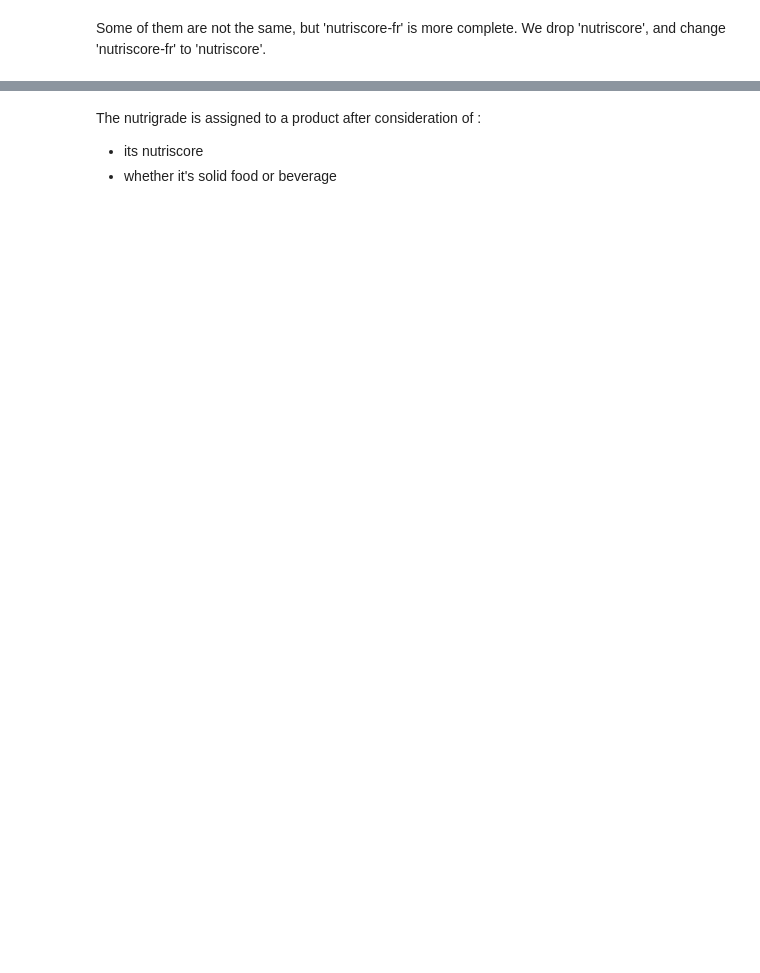
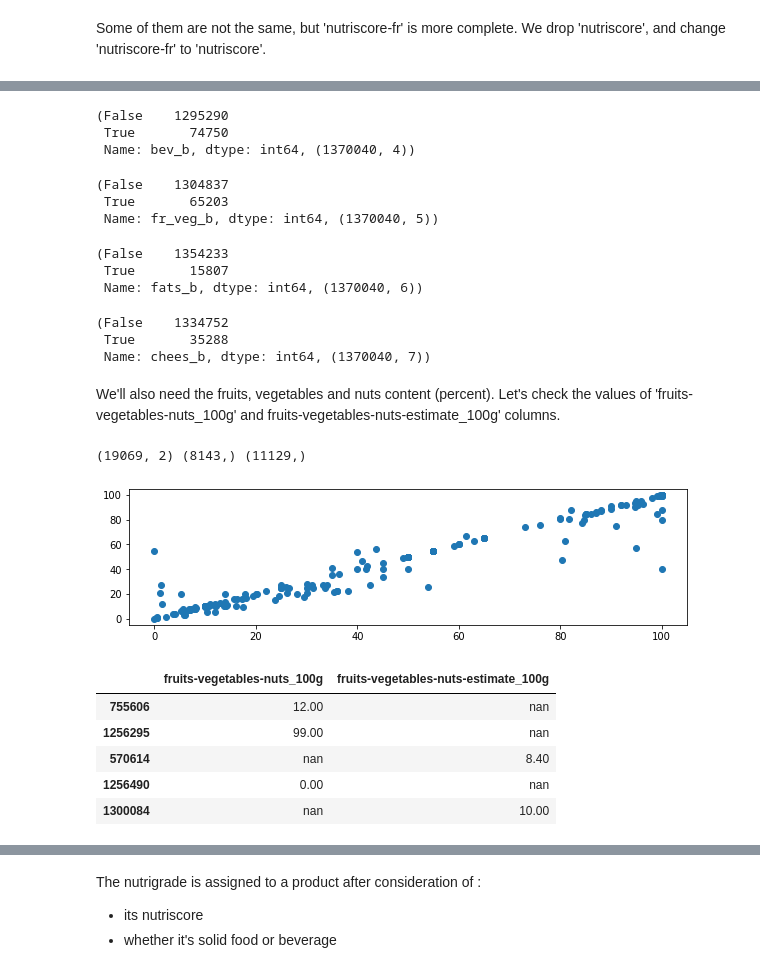
Before and after one commit to SmellyArmure/OC_DS_Project3, a Jupyter notebook: NOTEBOOKS/P3_Cleaning.ipynb, the cells around one changed output, grey strips where cells are left out. Cells and saved outputs as stored; diff of their text form; code cells hidden in the pictures; blank space fills up the shorter version.

```diff
--- a/NOTEBOOKS/P3_Cleaning.ipynb
+++ b/NOTEBOOKS/P3_Cleaning.ipynb
@@ -1365,0 +1406,7 @@ speak('energy columns cleaned')
+# %%
+cat_cols = ['main_category_en', 'main_category', 'categories_en',
+       'categories', 'pnns_gp_2', 'pnns_gp_1', 'labels_en']
+# %%
+# Printing number of unique values of category columns
+for cat in cat_cols:
+    print(cat+' ('+str(df[cat].nunique())+') ')
@@ -1365,0 +1430,8 @@ speak('energy columns cleaned')
+# %%
+# Changing case to lower for all cat columns
+for cat in cat_cols:
+    df[cat] = df[cat].str.lower()
+# %%
+# Renaming some of the categories to avoid duplicates
+df['pnns_gp_2'] = df['pnns_gp_2'].replace('pizza pies and quiche', 'pizza pies and quiches')
+df['pnns_gp_1'] = df['pnns_gp_1'].replace([r'[-]'], [' '], regex=True)
@@ -1403,0 +1596,56 @@ df[['fruits-vegetable-nuts_100g', 'fruits-vegetable-nuts-dried_100g',
+# %%
+# Column stating (bool) if beverage or not
+df_n = df_n.assign(bev_b=False)
+df_n.loc[i_bev,'bev_b'] = True
+df_n['bev_b'].value_counts(), df_n.shape
+# %% [output]
+(False    1295290
+ True       74750
+ Name: bev_b, dtype: int64, (1370040, 4))
+# %%
+# Column stating (bool) if fruits and vegetables or not
+df_n = df_n.assign(fr_veg_b=False)
+df_n.loc[i_fr_veg,'fr_veg_b'] = True
+df_n['fr_veg_b'].value_counts(), df_n.shape
+# %% [output]
+(False    1304837
+ True       65203
+ Name: fr_veg_b, dtype: int64, (1370040, 5))
+# %%
+# Column stating (bool) if fats or not
+df_n = df_n.assign(fats_b=False)
+df_n.loc[i_fats,'fats_b'] = True
+df_n['fats_b'].value_counts(), df_n.shape
+# %% [output]
+(False    1354233
+ True       15807
+ Name: fats_b, dtype: int64, (1370040, 6))
+# %%
+# Column stating (bool) if cheese or not
+df_n = df_n.assign(chees_b=False)
+df_n.loc[i_chees,'chees_b'] = True
+df_n['chees_b'].value_counts(), df_n.shape
+# %% [output]
+(False    1334752
+ True       35288
+ Name: chees_b, dtype: int64, (1370040, 7))
+# %% [markdown]
+We'll also need the fruits, vegetables and nuts content (percent). Let's check the values of 'fruits-vegetables-nuts_100g' and fruits-vegetables-nuts-estimate_100g' columns.
+# %%
+df_f_v = df[['fruits-vegetables-nuts_100g',
+    'fruits-vegetables-nuts-estimate_100g']].dropna(how='all')
+print(df_f_v.shape, df['fruits-vegetables-nuts_100g'].dropna().shape,
+       df['fruits-vegetables-nuts-estimate_100g'].dropna().shape, '\n')
+plt.scatter(df_f_v.iloc[:,0], df_f_v.iloc[:,1])
+plt.gcf().set_size_inches(10,2.5)
+plt.show()
+df_f_v.sample(5)
+# %% [output]
+(19069, 2) (8143,) (11129,)
+[figure, added]
+|  | fruits-vegetables-nuts_100g | fruits-vegetables-nuts-estimate_100g |
+| 755606 | 12.00 | nan |
+| 1256295 | 99.00 | nan |
+| 570614 | nan | 8.40 |
+| 1256490 | 0.00 | nan |
+| 1300084 | nan | 10.00 |
```
Also changed, not shown: parts of 129 cells of this notebook, 1 other file.
